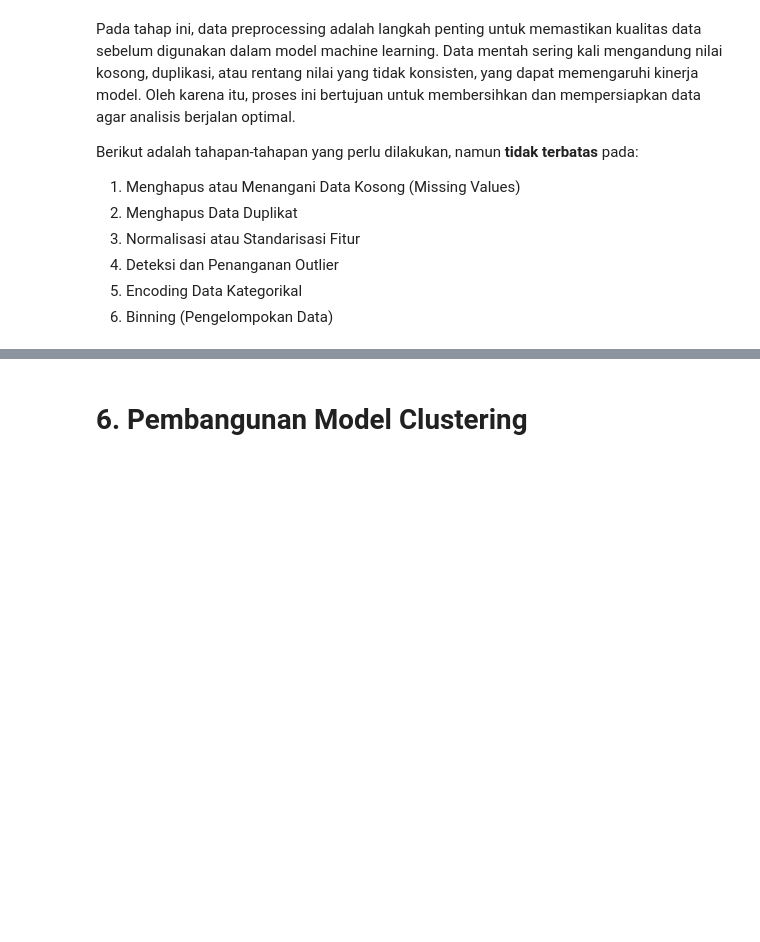
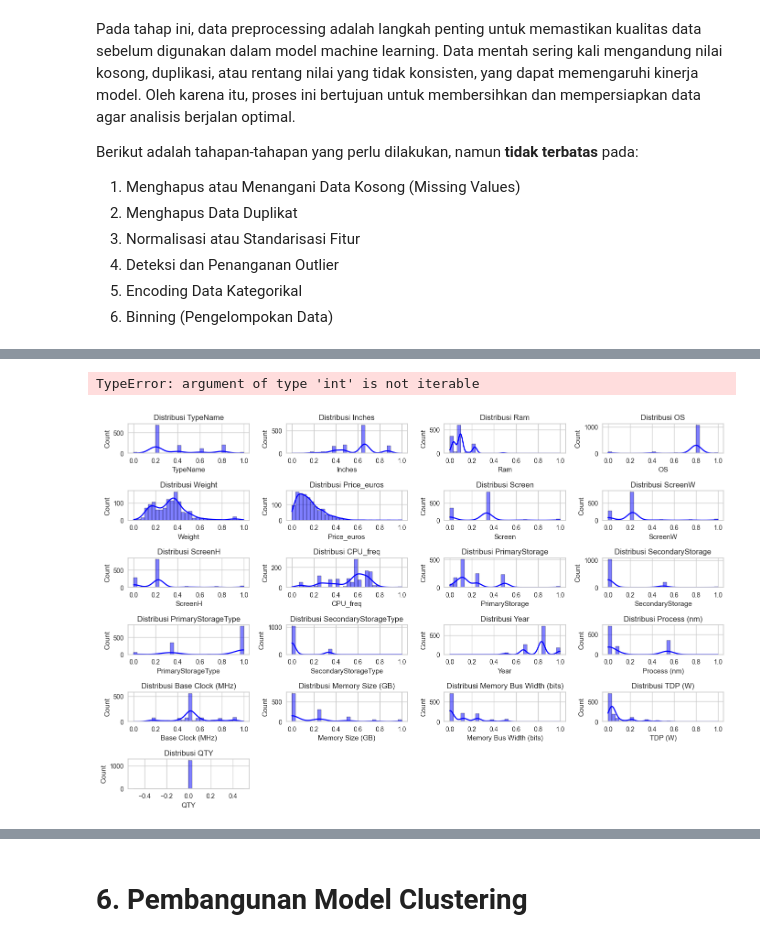
Before and after one commit to nfach98/LaptopClustering, a Jupyter notebook: [Clustering] Submission Akhir BMLP_Nino Fachrurozy.ipynb, the cells around one changed output, grey strips where cells are left out. Drawn from its saved outputs; the diff is of its cells as text; code cells hidden in the pictures; blank space fills up the shorter version.

```diff
--- a/[Clustering] Submission Akhir BMLP_Nino Fachrurozy.ipynb
+++ b/[Clustering] Submission Akhir BMLP_Nino Fachrurozy.ipynb
@@ -163,0 +221,5 @@ Berikut adalah tahapan-tahapan yang perlu dilakukan, namun **tidak terbatas** pa
+# %%
+df_laptop.index = range(len(df_laptop))
+# %%
+df_scaled = df_laptop.copy()
+df_scaled.head()
@@ -163,0 +234,41 @@ Berikut adalah tahapan-tahapan yang perlu dilakukan, namun **tidak terbatas** pa
+# %%
+# Ordinal encoding
+df_scaled['TypeName'] = df_scaled['TypeName'].replace({'Netbook': 0, 'Notebook': 1, 'Ultrabook': 2, '2 in 1 Convertible': 3, 'Gaming': 4, 'Workstation': 5})
+df_scaled['Screen'] = df_scaled['Screen'].replace({'Standard': 0, 'Full HD': 1, 'Quad HD+': 2, '4K Ultra HD': 3})
+df_scaled['PrimaryStorageType'] = df_scaled['PrimaryStorageType'].replace({'Flash Storage': 0, 'HDD': 1, 'Hybrid': 2, 'SSD': 3})
+df_scaled['SecondaryStorageType'] = df_scaled['SecondaryStorageType'].replace({'No': 0, 'HDD': 1, 'Hybrid': 2, 'SSD': 3})
+df_scaled['Memory Type'] = df_scaled['Memory Type'].replace({'0': 0, 'DDR3': 1, 'GDDR5': 2, 'GDDR5X': 3})
+
+os = []
+for s in df_scaled['OS']:
+  if s == 'No OS':
+    os.append(0)
+  elif s == 'Android':
+    os.append(1)
+  elif s == 'Linux':
+    os.append(2)
+  elif s == 'Chrome OS':
+    os.append(3)
+  elif 'Windows' in s:
+    os.append(4)
+  elif 'mac' in s.lower():
+    os.append(5)
+
+df_scaled['OS'] = os
+# %% [output]
+TypeError: argument of type 'int' is not iterable
+# %%
+numeric_features = df_scaled.select_dtypes(include=['number']).columns
+scaler = MinMaxScaler()
+df_scaled[numeric_features] = scaler.fit_transform(df_scaled[numeric_features])
+# %%
+plt.figure(figsize=(14, 10))
+
+for i, column in enumerate(numeric_features, 1):
+  plt.subplot(7, 4, i)
+  sns.histplot(df_scaled[column], bins=30, kde=True, color='blue')
+  plt.title(f'Distribusi {column}')
+plt.tight_layout()
+plt.show()
+# %% [output]
+[figure, added]
```
Also changed, not shown: parts of 47 cells of this notebook.
